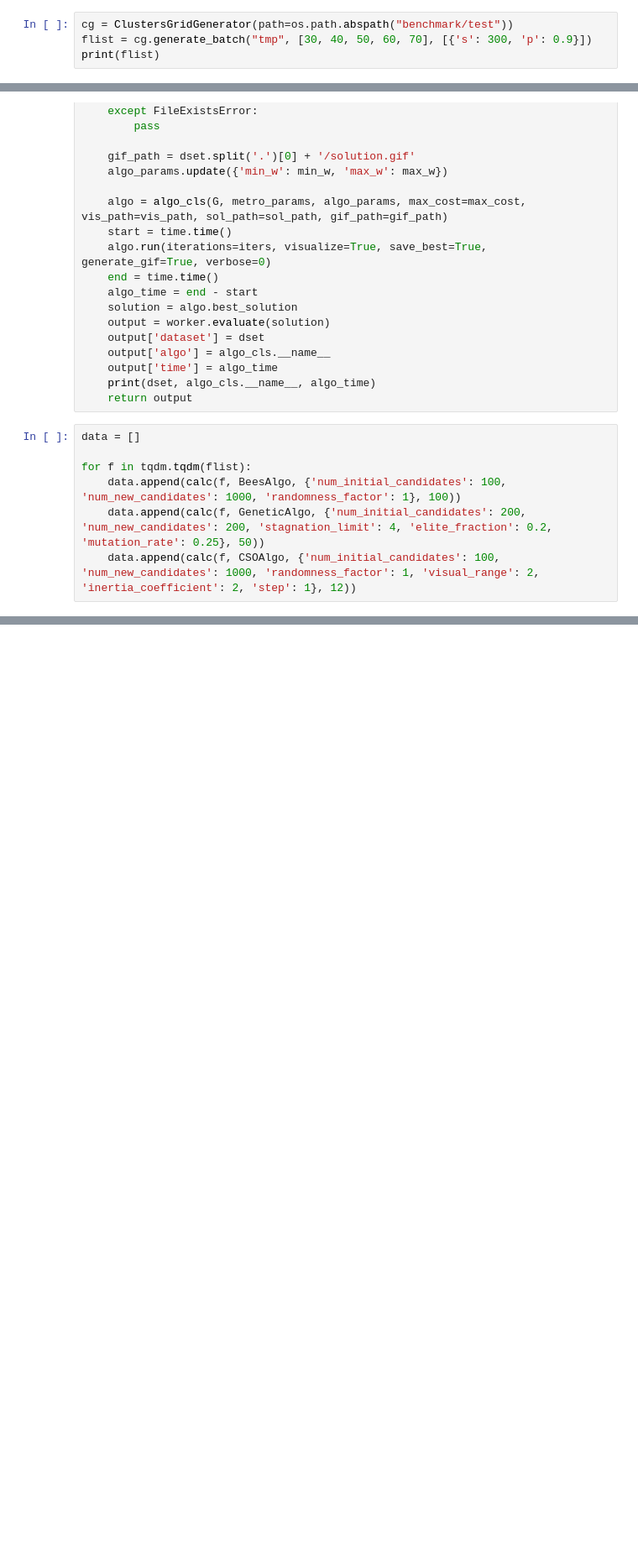
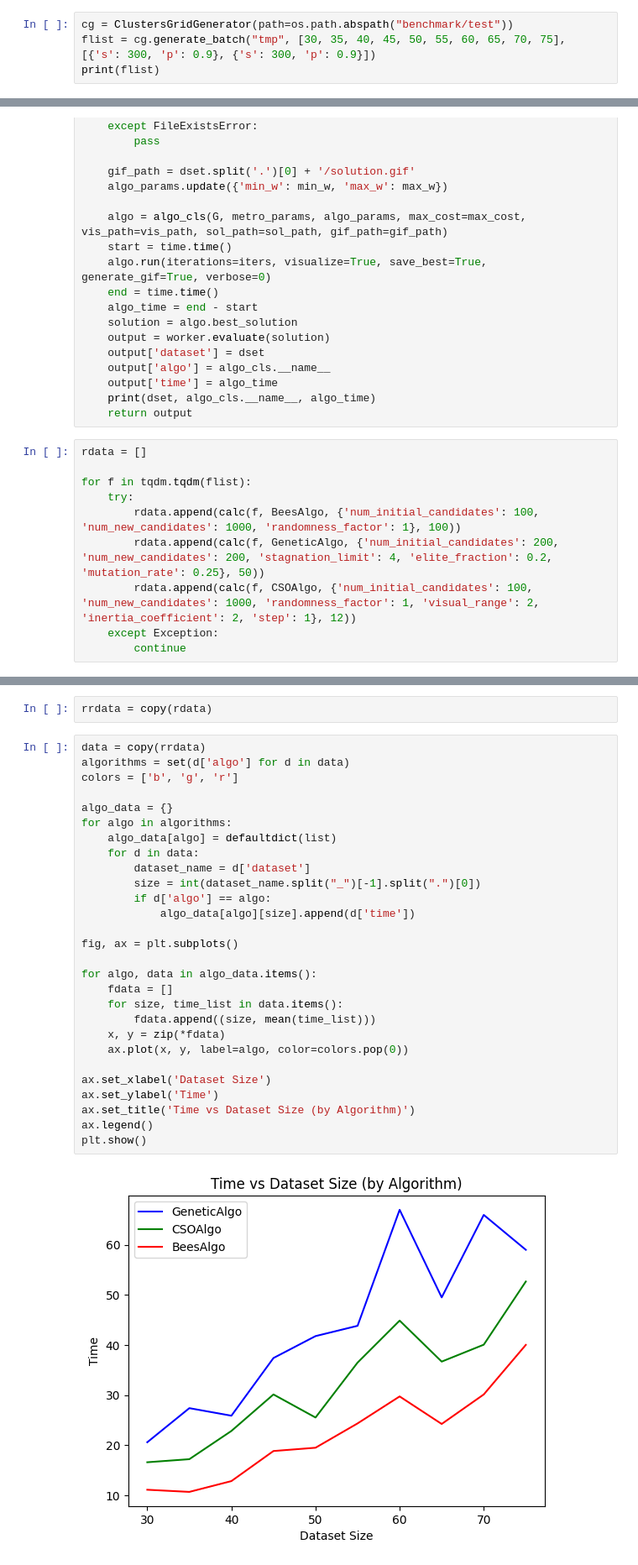
Before and after one commit to Rusiek/New-Metro-Line, a Jupyter notebook: tests.ipynb, the cells around one changed output, grey strips where cells are left out. Shown at 84% size. Drawn from its saved outputs; the diff is of its cells as text; blank space fills up the shorter version.

```diff
--- a/tests.ipynb
+++ b/tests.ipynb
@@ -9,5 +14,5 @@ import tqdm
 # %%
 cg = ClustersGridGenerator(path=os.path.abspath("benchmark/test"))
-flist = cg.generate_batch("tmp", [30, 40, 50, 60, 70], [{'s': 300, 'p': 0.9}])
+flist = cg.generate_batch("tmp", [30, 35, 40, 45, 50, 55, 60, 65, 70, 75], [{'s': 300, 'p': 0.9}, {'s': 300, 'p': 0.9}])
 print(flist)
 # %% [output]
@@ -63,11 +68,14 @@ def calc(dset, algo_cls, algo_params, iters):
     print(dset, algo_cls.__name__, algo_time)
     return output
 # %%
-data = []
+rdata = []
 
 for f in tqdm.tqdm(flist):
-    data.append(calc(f, BeesAlgo, {'num_initial_candidates': 100, 'num_new_candidates': 1000, 'randomness_factor': 1}, 100))
-    data.append(calc(f, GeneticAlgo, {'num_initial_candidates': 200, 'num_new_candidates': 200, 'stagnation_limit': 4, 'elite_fraction': 0.2, 'mutation_rate': 0.25}, 50))
-    data.append(calc(f, CSOAlgo, {'num_initial_candidates': 100, 'num_new_candidates': 1000, 'randomness_factor': 1, 'visual_range': 2, 'inertia_coefficient': 2, 'step': 1}, 12))
+    try:
+        rdata.append(calc(f, BeesAlgo, {'num_initial_candidates': 100, 'num_new_candidates': 1000, 'randomness_factor': 1}, 100))
+        rdata.append(calc(f, GeneticAlgo, {'num_initial_candidates': 200, 'num_new_candidates': 200, 'stagnation_limit': 4, 'elite_fraction': 0.2, 'mutation_rate': 0.25}, 50))
+        rdata.append(calc(f, CSOAlgo, {'num_initial_candidates': 100, 'num_new_candidates': 1000, 'randomness_factor': 1, 'visual_range': 2, 'inertia_coefficient': 2, 'step': 1}, 12))
+    except Exception:
+        continue
 # %% [output]
 Handling dataset: /home/piotr/stdia/BO_SEM6/New-Metro-Line/benchmark/test/ClustersGridGenerator_tmp_0_30.json
@@ -91,0 +105,32 @@ Handling dataset: /home/piotr/stdia/BO_SEM6/New-Metro-Line/benchmark/test/Cluste
+# %%
+rrdata = copy(rdata)
+# %%
+data = copy(rrdata)
+algorithms = set(d['algo'] for d in data)
+colors = ['b', 'g', 'r']
+
+algo_data = {}
+for algo in algorithms:
+    algo_data[algo] = defaultdict(list)
+    for d in data:
+        dataset_name = d['dataset']
+        size = int(dataset_name.split("_")[-1].split(".")[0])
+        if d['algo'] == algo:
+            algo_data[algo][size].append(d['time'])
+
+fig, ax = plt.subplots()
+
+for algo, data in algo_data.items():
+    fdata = []
+    for size, time_list in data.items():
+        fdata.append((size, mean(time_list)))
+    x, y = zip(*fdata)
+    ax.plot(x, y, label=algo, color=colors.pop(0))
+
+ax.set_xlabel('Dataset Size')
+ax.set_ylabel('Time')
+ax.set_title('Time vs Dataset Size (by Algorithm)')
+ax.legend()
+plt.show()
+# %% [output]
+[figure, added]
```
Also changed, not shown: parts of 4 cells of this notebook, 5 other files.
